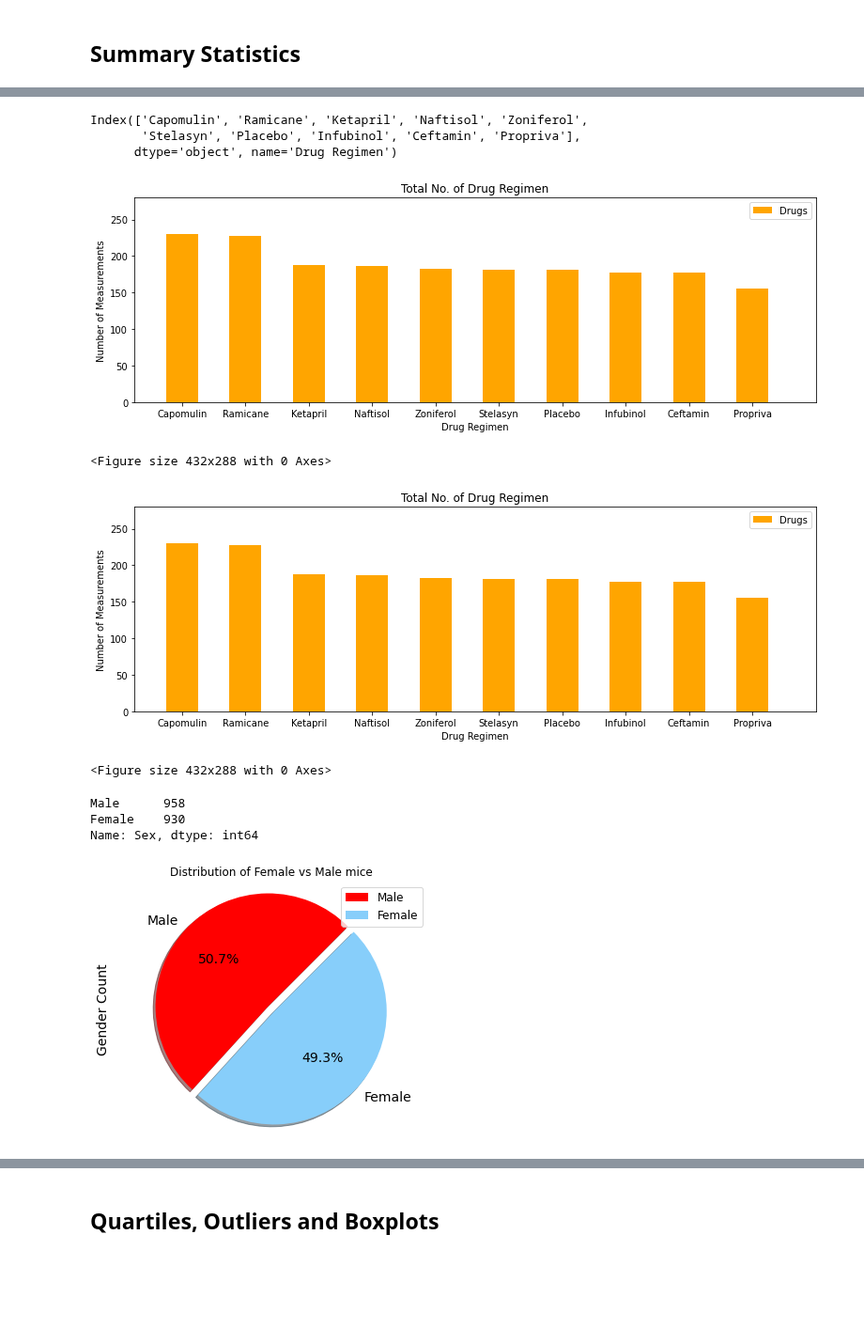
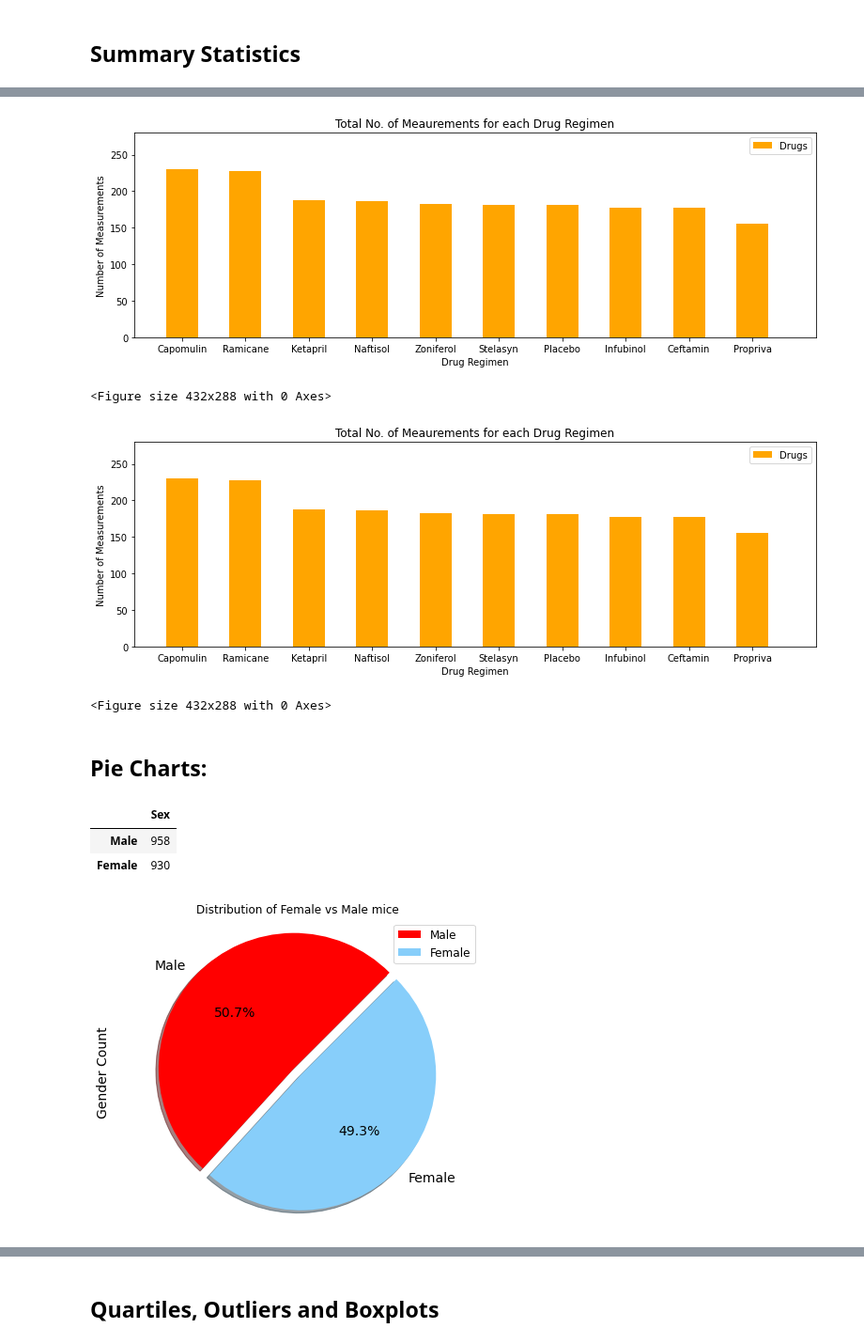
Before and after one commit to divya-gh/Matplotlib-Challenge, a Jupyter notebook: Pymaceuticals/pymaceuticals_starter.ipynb, the cells around one changed output, grey strips where cells are left out. Shown at 94% size. Drawn from its saved outputs; the diff is of its cells as text; code cells hidden in the pictures; blank space fills up the shorter version.

```diff
--- a/Pymaceuticals/pymaceuticals_starter.ipynb
+++ b/Pymaceuticals/pymaceuticals_starter.ipynb
@@ -209,73 +271,82 @@ Name: Mouse ID, dtype: int64
-# %%
-#Get values for X- Axis
-x_axis = y_axis.index
-x_axis
-# %% [output]
-Index(['Capomulin', 'Ramicane', 'Ketapril', 'Naftisol', 'Zoniferol',
-       'Stelasyn', 'Placebo', 'Infubinol', 'Ceftamin', 'Propriva'],
-      dtype='object', name='Drug Regimen')
 # %%
 #Ploting Bar Chart with title and labels
-regimen_chart = y_axis.plot.bar(title="Total No. of Drug Regimen" , label='Drugs',figsize =(13,4) , rot=0,  color = 'orange')
+regimen_chart = y_axis.plot.bar(title="Total No. of Meaurements for each Drug Regimen" ,
+                                label='Drugs',figsize =(13,4) , rot=0,  color = 'orange')
 
 #Custommizing the chart
+#set label and legend
 regimen_chart.set_xlabel("Drug Regimen")
 regimen_chart.set_ylabel("Number of Measurements")
 plt.legend(loc ='best')
+
+#set X and Y limits
 plt.xlim(-0.75,len(x_axis))
 plt.ylim(0,max(y_axis)+50)
 
 plt.show()
 plt.tight_layout()
 # %% [output]
-[figure, old version]
+[figure, new version]
 <Figure size 432x288 with 0 Axes>
 # %%
 # Generate a bar plot showing the total number of measurements taken on each drug regimen using pyplot.
 plt.figure(figsize=(13,4))
-plt.bar(x_axis , y_axis, label='Drugs',  color = 'orange', width = 0.5)
-plt.title("Total No. of Drug Regimen")
+plt.bar(x_axis , y_axis, label='Drugs',  color = 'orange', width =0.5)
+
+#Custommizing the chart
+#set label and legend and Title
+plt.title("Total No. of Meaurements for each Drug Regimen")
 plt.xlabel("Drug Regimen")
 plt.ylabel("Number of Measurements")
+
+#setting X and Y limits
 plt.xlim(-0.75,len(x_axis))
 plt.ylim(0,max(y_axis)+50)
 plt.legend(loc ='best')
+
 plt.show()
 plt.tight_layout()
 # %% [output]
-[figure, old version]
+[figure, new version]
 <Figure size 432x288 with 0 Axes>
+# %% [markdown]
+## Pie Charts:
 # %%
 # Generate a pie plot showing the distribution of female versus male mice using pandas
 
 #Find Female vs male ratio
 Gender_ratio = Mouse_study_result_clean["Sex"].value_counts()
-Gender_ratio
+Gender_ratio_df =pd.DataFrame(Gender_ratio)
+Gender_ratio_df
 # %% [output]
-Male      958
-Female    930
-Name: Sex, dtype: int64
+|  | Sex |
+| Male | 958 |
+| Female | 930 |
 # %%
-#Plotting pie plot using pands
+#Plotting pie plot using pandas
+#set color and Explode
 colors = ["red", "lightskyblue"]
 explode = (0, 0.07)
+
+#Plot pie chart using Pandas
 gender_pie = Gender_ratio.plot(kind="pie" ,
                   y='"Gender Count"',
                   explode=explode,
                   autopct="%1.1f%%",
                   shadow=True,
                   startangle=45 ,
                   colors = colors,
-                  figsize=(6, 5),
+                  figsize=(7, 6),
                   title = "Distribution of Female vs Male mice",
-                  fontsize = 14,)
+                  fontsize = 14)
 
+#set label and legend
 gender_pie.set_ylabel("Gender Count", fontsize = 14)
 plt.legend(loc="best" , fontsize = 12)
 plt.axis("equal")
 plt.show()
 # %% [output]
-[figure, old version]
+[figure, new version]
 # %%
 # Generate a pie plot showing the distribution of female versus male mice using pyplot
 labels =["Male", "Female"]
```
Also changed, not shown: parts of 23 cells of this notebook.
